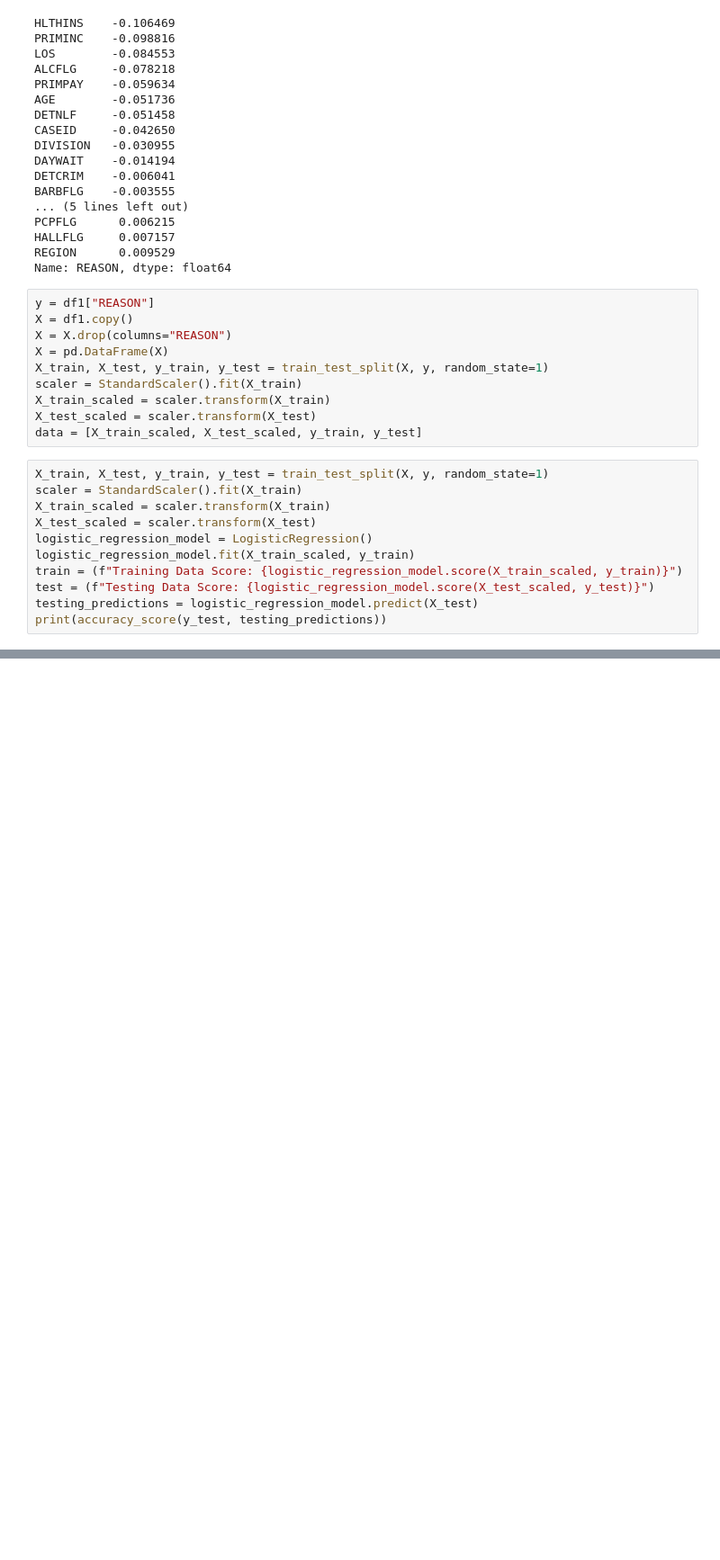
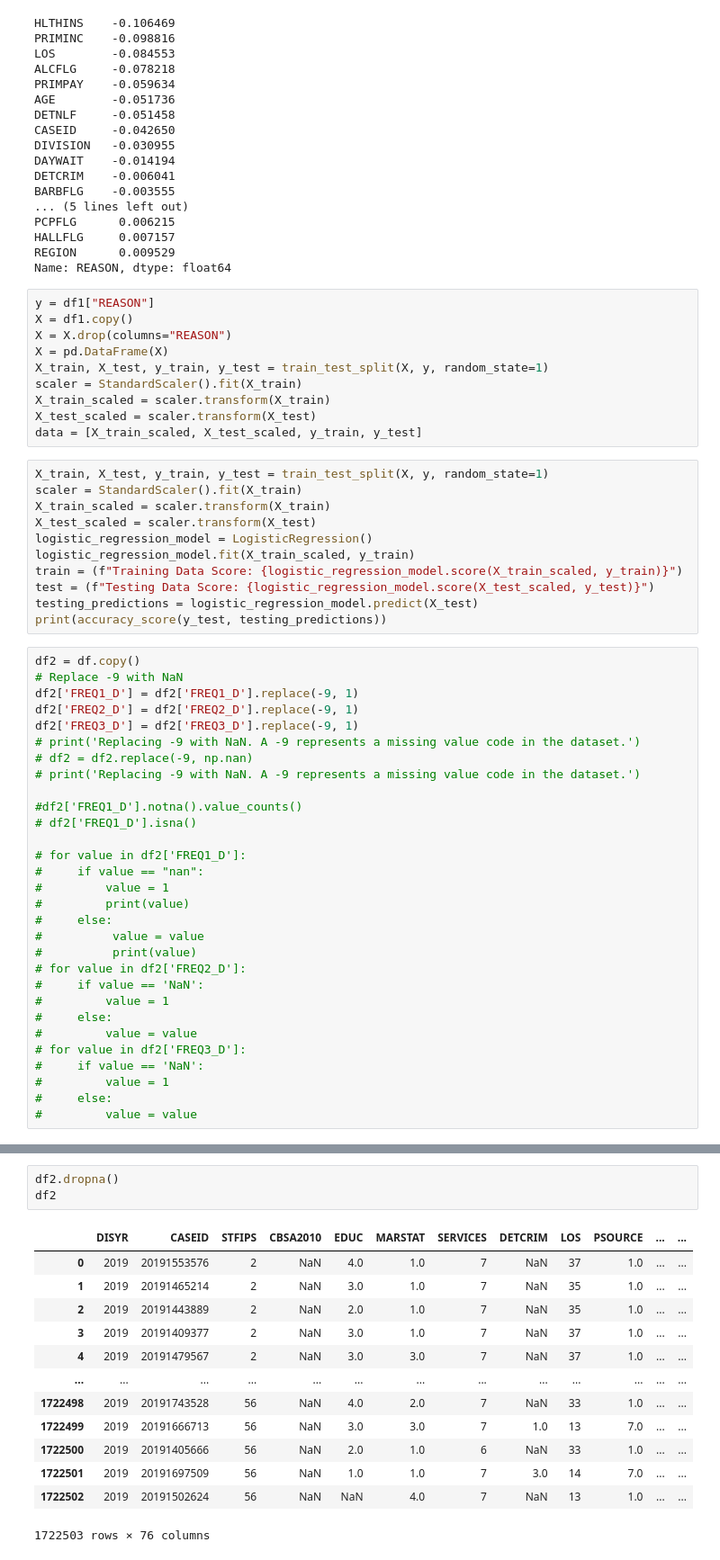
Before and after one commit to MWatkins87/Project-2-Group-2, a Jupyter notebook: matthew_watkins.ipynb, the cells around one changed output, grey strips where cells are left out. Shown at 90% size. Drawn from its saved outputs; the diff is of its cells as text; blank space fills up the shorter version.

```diff
--- a/matthew_watkins.ipynb
+++ b/matthew_watkins.ipynb
@@ -177,3 +391,33 @@ train = (f"Training Data Score: {logistic_regression_model.score(X_train_scaled,
 test = (f"Testing Data Score: {logistic_regression_model.score(X_test_scaled, y_test)}")
 testing_predictions = logistic_regression_model.predict(X_test)
 print(accuracy_score(y_test, testing_predictions))
+# %%
+df2 = df.copy()
+# Replace -9 with NaN
+df2['FREQ1_D'] = df2['FREQ1_D'].replace(-9, 1)
+df2['FREQ2_D'] = df2['FREQ2_D'].replace(-9, 1)
+df2['FREQ3_D'] = df2['FREQ3_D'].replace(-9, 1)
+# print('Replacing -9 with NaN. A -9 represents a missing value code in the dataset.')
+# df2 = df2.replace(-9, np.nan)
+# print('Replacing -9 with NaN. A -9 represents a missing value code in the dataset.')
+
+#df2['FREQ1_D'].notna().value_counts()
+# df2['FREQ1_D'].isna()
+
+# for value in df2['FREQ1_D']:
+#     if value == "nan":
+#         value = 1
+#         print(value)
+#     else:
+#          value = value
+#          print(value)
+# for value in df2['FREQ2_D']:
+#     if value == 'NaN':
+#         value = 1
+#     else:
+#         value = value
+# for value in df2['FREQ3_D']:
+#     if value == 'NaN':
+#         value = 1
+#     else:
+#         value = value
@@ -179,0 +444,17 @@ print(accuracy_score(y_test, testing_predictions))
+# %%
+df2.dropna()
+df2
+# %% [output]
+|  | DISYR | CASEID | STFIPS | CBSA2010 | EDUC | MARSTAT | SERVICES | DETCRIM | LOS | PSOURCE | ... | ... |
+| 0 | 2019 | 20191553576 | 2 | NaN | 4.0 | 1.0 | 7 | NaN | 37 | 1.0 | ... | ... |
+| 1 | 2019 | 20191465214 | 2 | NaN | 3.0 | 1.0 | 7 | NaN | 35 | 1.0 | ... | ... |
+| 2 | 2019 | 20191443889 | 2 | NaN | 2.0 | 1.0 | 7 | NaN | 35 | 1.0 | ... | ... |
+| 3 | 2019 | 20191409377 | 2 | NaN | 3.0 | 1.0 | 7 | NaN | 37 | 1.0 | ... | ... |
+| 4 | 2019 | 20191479567 | 2 | NaN | 3.0 | 3.0 | 7 | NaN | 37 | 1.0 | ... | ... |
+| ... | ... | ... | ... | ... | ... | ... | ... | ... | ... | ... | ... | ... |
+| 1722498 | 2019 | 20191743528 | 56 | NaN | 4.0 | 2.0 | 7 | NaN | 33 | 1.0 | ... | ... |
+| 1722499 | 2019 | 20191666713 | 56 | NaN | 3.0 | 3.0 | 7 | 1.0 | 13 | 7.0 | ... | ... |
+| 1722500 | 2019 | 20191405666 | 56 | NaN | 2.0 | 1.0 | 6 | NaN | 33 | 1.0 | ... | ... |
+| 1722501 | 2019 | 20191697509 | 56 | NaN | 1.0 | 1.0 | 7 | 3.0 | 14 | 7.0 | ... | ... |
+| 1722502 | 2019 | 20191502624 | 56 | NaN | NaN | 4.0 | 7 | NaN | 13 | 1.0 | ... | ... |
+1722503 rows × 76 columns
```
Also changed, not shown: parts of 35 cells of this notebook.
